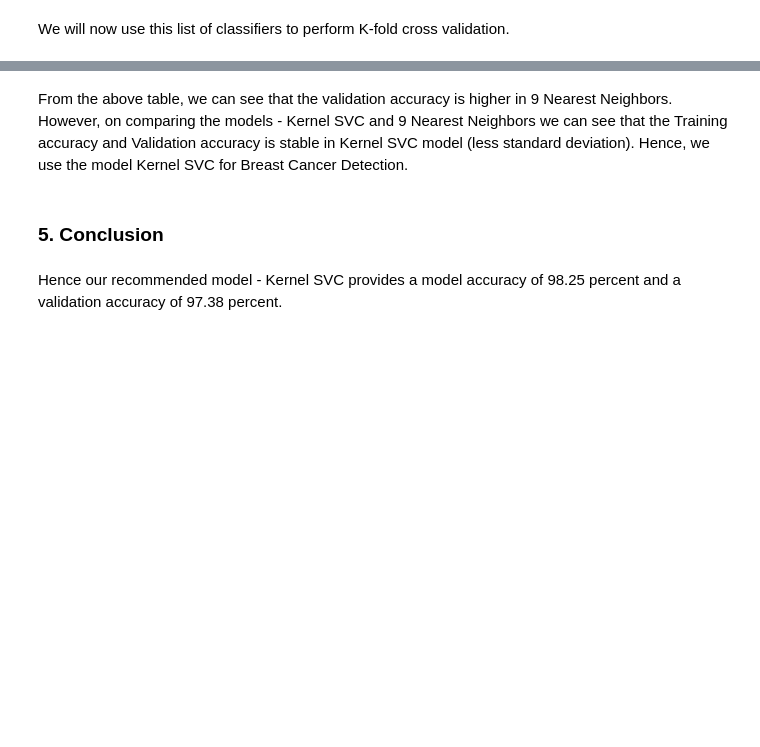
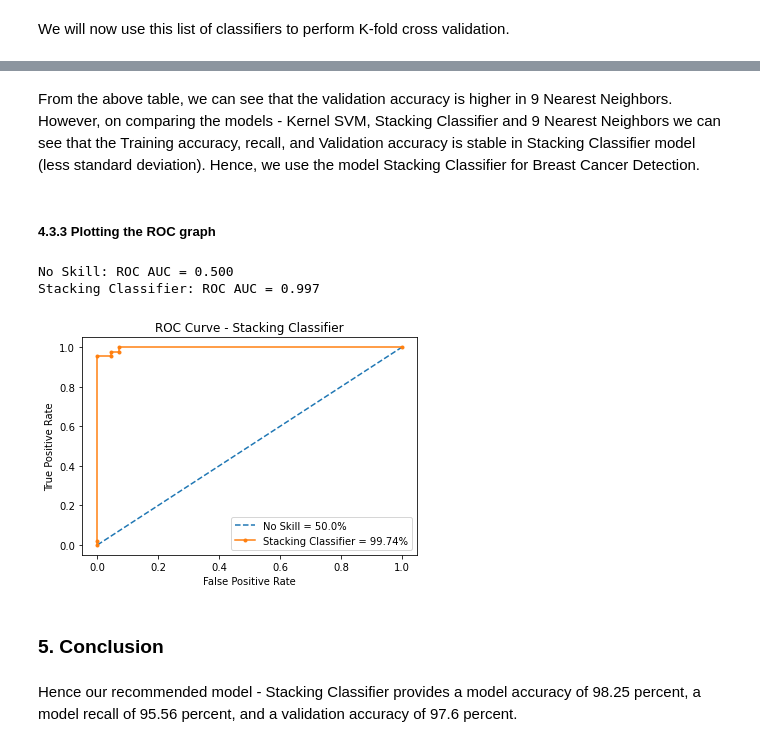
Before and after one commit to VishalSai123/Machine-Learning-Projects, a Jupyter notebook: Classification Projects/Breast Cancer Detection - Wisconsin Breast Cancer Dataset/Code/Breast Cancer Detection.ipynb, the cells around one changed output, grey strips where cells are left out. Saved outputs shown, nothing was run; the diff lists cells and outputs as text; code cells hidden in the pictures; blank space fills up the shorter version.

```diff
--- a/Classification Projects/Breast Cancer Detection - Wisconsin Breast Cancer Dataset/Code/Breast Cancer Detection.ipynb
+++ b/Classification Projects/Breast Cancer Detection - Wisconsin Breast Cancer Dataset/Code/Breast Cancer Detection.ipynb
@@ -1169,0 +1306,5 @@ The accuracy of this model is 95.61 %.
+# %%
+### Applying Stacking Classification
+
+stacking_classifier = StackingClassifier(estimators = base_models, final_estimator = meta_model)
+stacking_classifier.fit(X_train, Y_train)
@@ -1315,6 +1533,45 @@ print(tabulate(table, headers = 'firstrow', tablefmt = 'fancy_grid'))
 # %% [markdown]
-From the above table, we can see that the validation accuracy is higher in 9 Nearest Neighbors. However, on comparing the models - Kernel SVC and 9 Nearest Neighbors we can see that the Training accuracy and Validation accuracy is stable in Kernel SVC model (less standard deviation). Hence, we use the model Kernel SVC for Breast Cancer Detection.
+From the above table, we can see that the validation accuracy is higher in 9 Nearest Neighbors. However, on comparing the models - Kernel SVM, Stacking Classifier and 9 Nearest Neighbors we can see that the Training accuracy, recall, and Validation accuracy is stable in Stacking Classifier model (less standard deviation). Hence, we use the model Stacking Classifier for Breast Cancer Detection.
+# %% [markdown]
+##### 4.3.3 Plotting the ROC graph
+# %%
+### Generate probabilities - No Skill, Stacking Classifier probabilities
+
+no_skill_probabilities = [0] * len(Y_test)
+stacking_classifier_probabilities = stacking_classifier.predict_proba(X_test)[:, 1]
+
+### Calculate Scores
+
+no_skill_auc = roc_auc_score(Y_test, no_skill_probabilities)
+stacking_classifier_auc = roc_auc_score(Y_test, stacking_classifier_probabilities)
+# %%
+### Summarize Scores
+
+print('No Skill: ROC AUC = %.3f' % (no_skill_auc))
+print('Stacking Classifier: ROC AUC = %.3f' % (stacking_classifier_auc))
+# %% [output]
+No Skill: ROC AUC = 0.500
+Stacking Classifier: ROC AUC = 0.997
+# %%
+### Calculate ROC curves
+
+no_skill_fpr, no_skill_tpr, _ = roc_curve(Y_test, no_skill_probabilities)
+stacking_classifier_fpr, stacking_classifier_tpr, _ = roc_curve(Y_test, stacking_classifier_probabilities)
+# %%
+### Plot the ROC Curve
+
+plt.title('ROC Curve - Stacking Classifier')
+plt.xlabel('False Positive Rate')
+plt.ylabel('True Positive Rate')
+plt.plot(no_skill_fpr, no_skill_tpr, linestyle = '--',
+         label = 'No Skill = ' + str(round(no_skill_auc * 100, 2)) + '%')
+plt.plot(stacking_classifier_fpr, stacking_classifier_tpr, marker = '.',
+         label = 'Stacking Classifier = ' + str(round(stacking_classifier_auc * 100, 2)) + '%')
+plt.legend()
+plt.show()
+# %% [output]
+[figure, added]
 # %% [markdown]
 ### 5. Conclusion
 # %% [markdown]
-Hence our recommended model - Kernel SVC provides a model accuracy of 98.25 percent and a validation accuracy of 97.38 percent.
+Hence our recommended model - Stacking Classifier provides a model accuracy of 98.25 percent, a model recall of 95.56 percent, and a validation accuracy of 97.6 percent.
```
Also changed, not shown: parts of 34 cells of this notebook.
